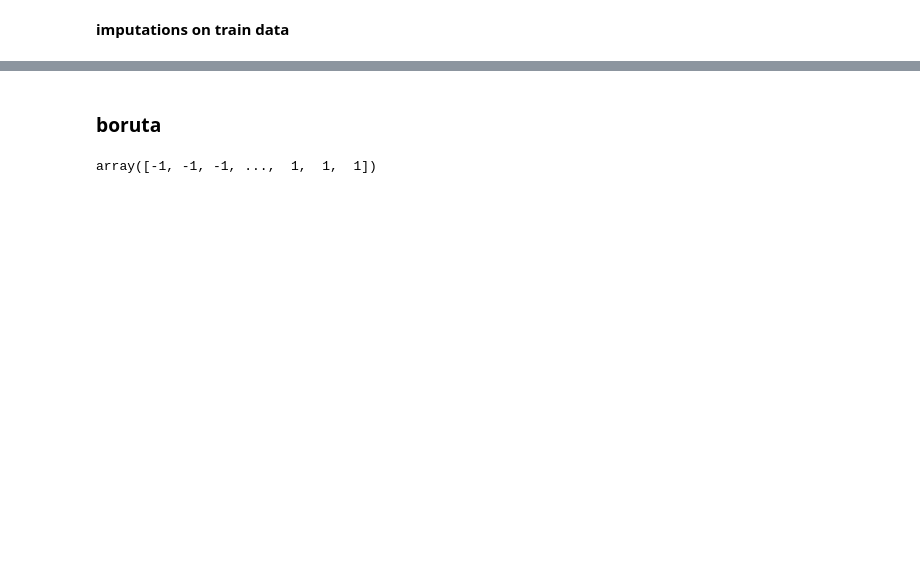
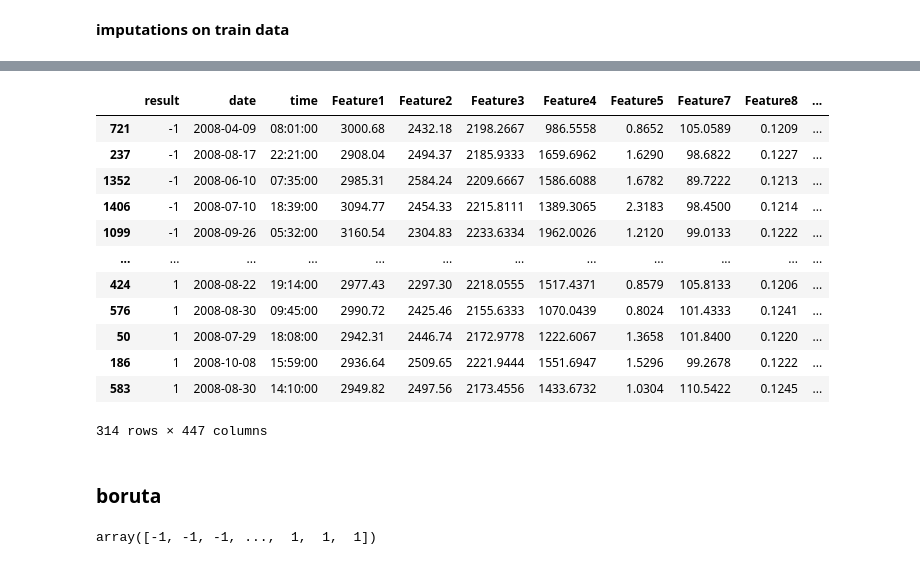
Before and after one commit to Himanshu-Dharma/secom_mpmd, a Jupyter notebook: Secom_Presentation2_Himanshu.ipynb, the cells around one changed output, grey strips where cells are left out. Cells and saved outputs as stored; diff of their text form; code cells hidden in the pictures; blank space fills up the shorter version.

```diff
--- a/Secom_Presentation2_Himanshu.ipynb
+++ b/Secom_Presentation2_Himanshu.ipynb
@@ -256,0 +345,22 @@ X_train = knn_impute(train_data_df)
+# %%
+# Remove featues with constant values
+
+constant_value_colummns = remove_constant_value_features(X_test_remove_na)
+
+new_df_columns = [e for e in X_test_remove_na.columns if e not in constant_value_colummns]
+new_df_test = X_test_remove_na[new_df_columns]
+new_df_test
+# %% [output]
+|  | result | date | time | Feature1 | Feature2 | Feature3 | Feature4 | Feature5 | Feature7 | Feature8 | ... |
+| 721 | -1 | 2008-04-09 | 08:01:00 | 3000.68 | 2432.18 | 2198.2667 | 986.5558 | 0.8652 | 105.0589 | 0.1209 | ... |
+| 237 | -1 | 2008-08-17 | 22:21:00 | 2908.04 | 2494.37 | 2185.9333 | 1659.6962 | 1.6290 | 98.6822 | 0.1227 | ... |
+| 1352 | -1 | 2008-06-10 | 07:35:00 | 2985.31 | 2584.24 | 2209.6667 | 1586.6088 | 1.6782 | 89.7222 | 0.1213 | ... |
+| 1406 | -1 | 2008-07-10 | 18:39:00 | 3094.77 | 2454.33 | 2215.8111 | 1389.3065 | 2.3183 | 98.4500 | 0.1214 | ... |
+| 1099 | -1 | 2008-09-26 | 05:32:00 | 3160.54 | 2304.83 | 2233.6334 | 1962.0026 | 1.2120 | 99.0133 | 0.1222 | ... |
+| ... | ... | ... | ... | ... | ... | ... | ... | ... | ... | ... | ... |
+| 424 | 1 | 2008-08-22 | 19:14:00 | 2977.43 | 2297.30 | 2218.0555 | 1517.4371 | 0.8579 | 105.8133 | 0.1206 | ... |
+| 576 | 1 | 2008-08-30 | 09:45:00 | 2990.72 | 2425.46 | 2155.6333 | 1070.0439 | 0.8024 | 101.4333 | 0.1241 | ... |
+| 50 | 1 | 2008-07-29 | 18:08:00 | 2942.31 | 2446.74 | 2172.9778 | 1222.6067 | 1.3658 | 101.8400 | 0.1220 | ... |
+| 186 | 1 | 2008-10-08 | 15:59:00 | 2936.64 | 2509.65 | 2221.9444 | 1551.6947 | 1.5296 | 99.2678 | 0.1222 | ... |
+| 583 | 1 | 2008-08-30 | 14:10:00 | 2949.82 | 2497.56 | 2173.4556 | 1433.6732 | 1.0304 | 110.5422 | 0.1245 | ... |
+314 rows × 447 columns
```
Also changed, not shown: parts of 17 cells of this notebook.
